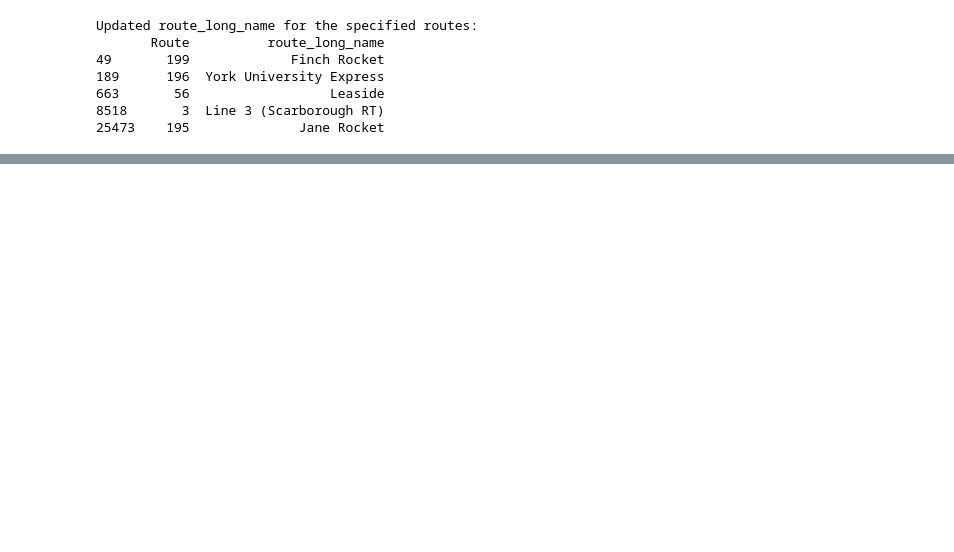
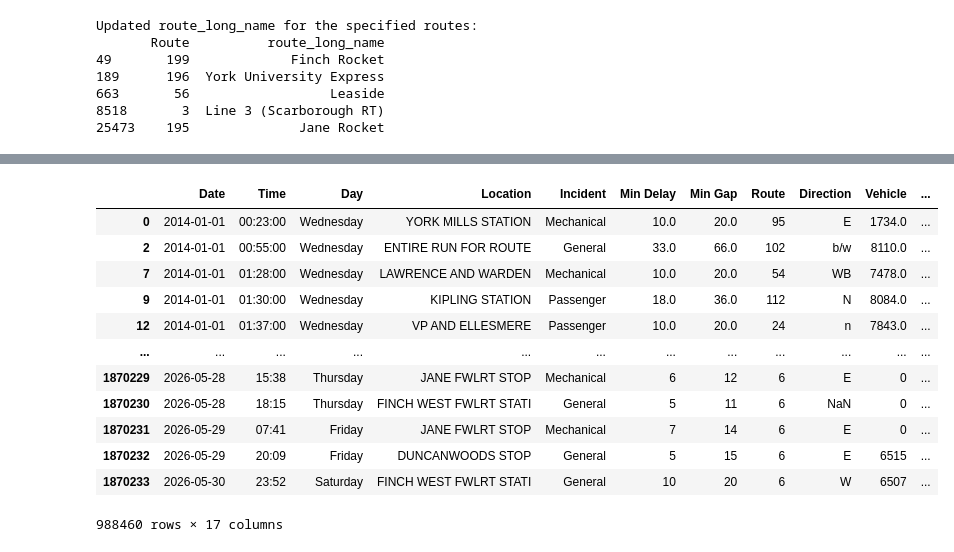
Before and after one commit to bainskarman/Toronto-Transit-Delays, a Jupyter notebook: full-transformation.ipynb, the cells around one changed output, grey strips where cells are left out. Cells and saved outputs as stored; diff of their text form; code cells hidden in the pictures; blank space fills up the shorter version.

```diff
--- a/full-transformation.ipynb
+++ b/full-transformation.ipynb
@@ -299,8 +378,6 @@ if __name__ == "__main__":
 📋 Columns returned: ['Date', 'Time', 'Day', 'Location', 'Incident', 'Min Delay', 'Min Gap', 'Route', 'Direction', 'Vehicle', 'Transit']
 # %%
 df_all = df.copy()
-# %%
-df = pd.read_csv('Alldata.csv')
 # %%
 # 1. Convert 'Date' to datetime (coerce errors to NaT)
 df['Date'] = pd.to_datetime(df['Date'], errors='coerce')
@@ -1519,3 +1534,5 @@ Name: count, dtype: int64
+# %%
+df['Incident'] =  df['Incident_Category']
 # %%
 import os
 import pandas as pd
@@ -1612,11 +1626,10 @@ df2 = pd.read_csv('All.csv')
 # %%
 df2 = df.copy()
 # %%
-df2 = df2[df2['Transit']=='Bus']
 df2['Route'] = df2['OG']
 df2 = df2[['Date', 'Time', 'Day', 'Location', 'Incident', 'Min Delay', 'Min Gap',
        'Route', 'Direction', 'Vehicle', 'Transit', 'Year', 'Month', 'Weekday',
-       'Hour', 'Incident_Category', 'route_long_name']]
+       'Hour', 'route_long_name']]
 df2= df2.drop_duplicates()
 # %%
 import pandas as pd
@@ -2129,7 +2142,6 @@ def generate_dashboard_files(df2, gtfs_folder=None, output_folder='assets/data')
     print("\n✅ All requested dashboard files generated successfully!")
     print(f"📁 Output folder: {dashboard_dir}")
 
-df2['Incident'] = df2['Incident_Category']
 df2['Route Name'] = df2['route_long_name']   # ensure Route Name column exists
 generate_dashboard_files(df2, gtfs_folder='path/to/gtfs', output_folder='assets/data')
 # %% [output]
@@ -2176,0 +2165,16 @@ df
+# %%
+df2
+# %% [output]
+|  | Date | Time | Day | Location | Incident | Min Delay | Min Gap | Route | Direction | Vehicle | ... |
+| 0 | 2014-01-01 | 00:23:00 | Wednesday | YORK MILLS STATION | Mechanical | 10.0 | 20.0 | 95 | E | 1734.0 | ... |
+| 2 | 2014-01-01 | 00:55:00 | Wednesday | ENTIRE RUN FOR ROUTE | General | 33.0 | 66.0 | 102 | b/w | 8110.0 | ... |
+| 7 | 2014-01-01 | 01:28:00 | Wednesday | LAWRENCE AND WARDEN | Mechanical | 10.0 | 20.0 | 54 | WB | 7478.0 | ... |
+| 9 | 2014-01-01 | 01:30:00 | Wednesday | KIPLING STATION | Passenger | 18.0 | 36.0 | 112 | N | 8084.0 | ... |
+| 12 | 2014-01-01 | 01:37:00 | Wednesday | VP AND ELLESMERE | Passenger | 10.0 | 20.0 | 24 | n | 7843.0 | ... |
+| ... | ... | ... | ... | ... | ... | ... | ... | ... | ... | ... | ... |
+| 1870229 | 2026-05-28 | 15:38 | Thursday | JANE FWLRT STOP | Mechanical | 6 | 12 | 6 | E | 0 | ... |
+| 1870230 | 2026-05-28 | 18:15 | Thursday | FINCH WEST FWLRT STATI | General | 5 | 11 | 6 | NaN | 0 | ... |
+| 1870231 | 2026-05-29 | 07:41 | Friday | JANE FWLRT STOP | Mechanical | 7 | 14 | 6 | E | 0 | ... |
+| 1870232 | 2026-05-29 | 20:09 | Friday | DUNCANWOODS STOP | General | 5 | 15 | 6 | E | 6515 | ... |
+| 1870233 | 2026-05-30 | 23:52 | Saturday | FINCH WEST FWLRT STATI | General | 10 | 20 | 6 | W | 6507 | ... |
+988460 rows × 17 columns
```
Also changed, not shown: parts of 25 cells of this notebook, 23 other files.
